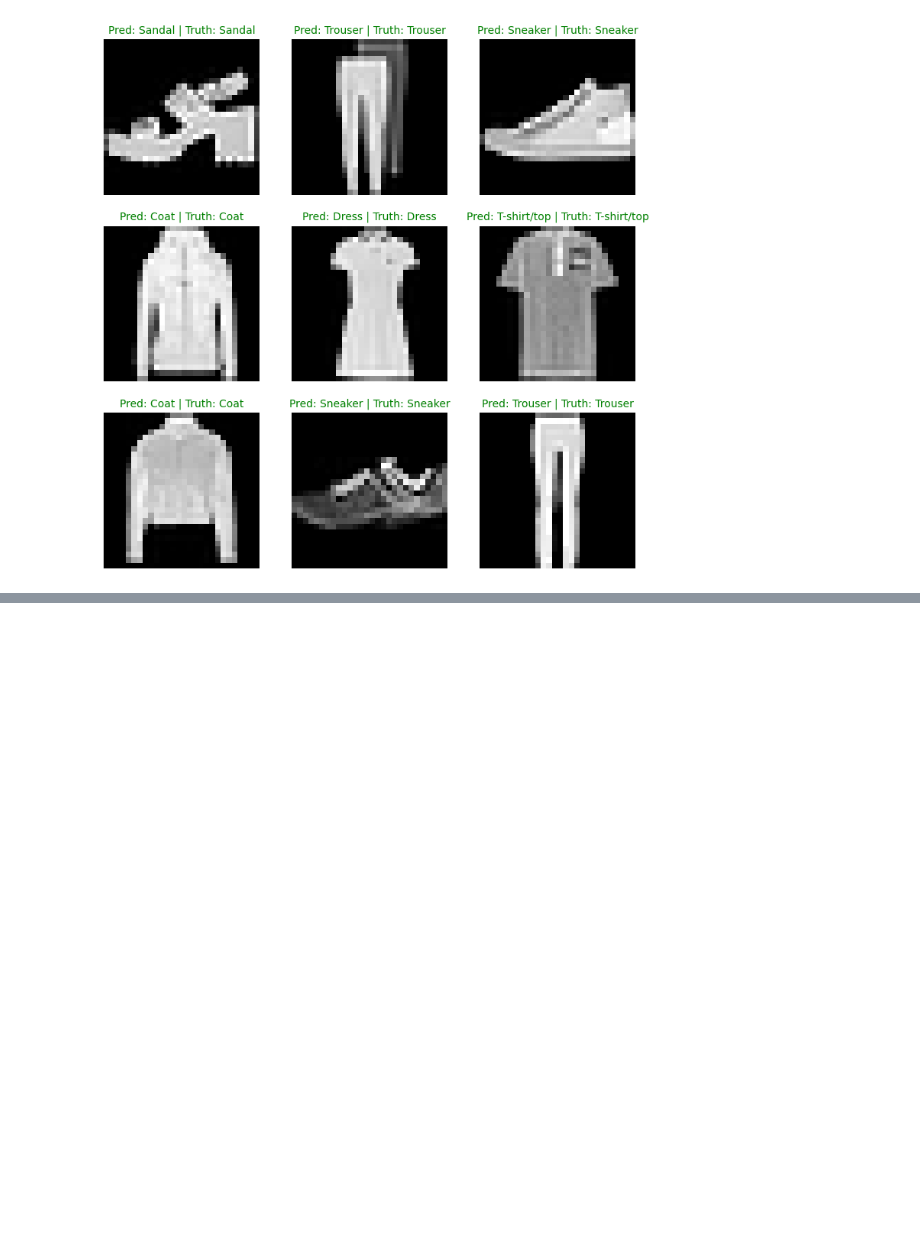
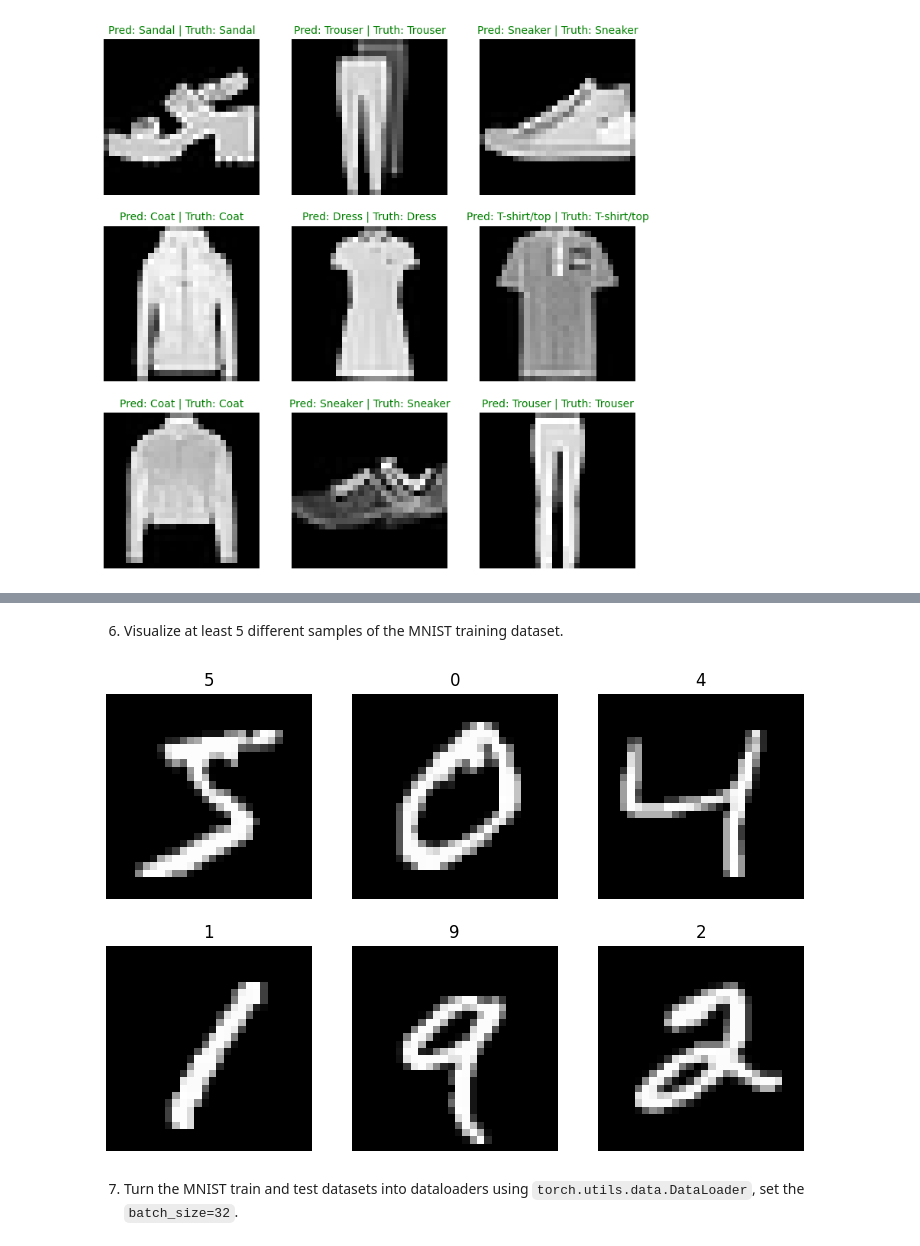
Before and after one commit to eac83/PyTorch_Practice, a Jupyter notebook: 03_PyTorch_Computer_Vision.ipynb, the cells around one changed output, grey strips where cells are left out. Saved outputs shown, nothing was run; the diff lists cells and outputs as text; code cells hidden in the pictures; blank space fills up the shorter version.

```diff
--- a/03_PyTorch_Computer_Vision.ipynb
+++ b/03_PyTorch_Computer_Vision.ipynb
@@ -1055,0 +1199,20 @@ for i, sample in enumerate(test_samples):
+# %%
+# Imports
+from torchvision import datasets
+
+# Setup training data
+train_data = datasets.MNIST(
+    root='data',
+    train=True,
+    download=True,
+    transform=ToTensor(),
+    target_transform=None
+)
+
+# Setup training data
+test_data = datasets.MNIST(
+    root='data',
+    train=False,
+    download=True,
+    transform=ToTensor()
+)
@@ -1055,0 +1234,17 @@ for i, sample in enumerate(test_samples):
+# %% [markdown]
+6. Visualize at least 5 different samples of the MNIST training dataset.
+# %%
+import matplotlib.pyplot as plt
+fig = plt.figure(figsize=(9, 6))
+rows, cols = 2, 3
+for i in range(0, rows*cols):
+    image, label = train_data[i]
+    fig.add_subplot(rows, cols, i+1)
+    plt.imshow(image.squeeze(), cmap='gray')
+    plt.title(label)
+    plt.axis(False)
+plt.show();
+# %% [output]
+[figure, added]
+# %% [markdown]
+7. Turn the MNIST train and test datasets into dataloaders using `torch.utils.data.DataLoader`, set the `batch_size=32`.
```
Also changed, not shown: parts of 47 cells of this notebook, 10 other files.
